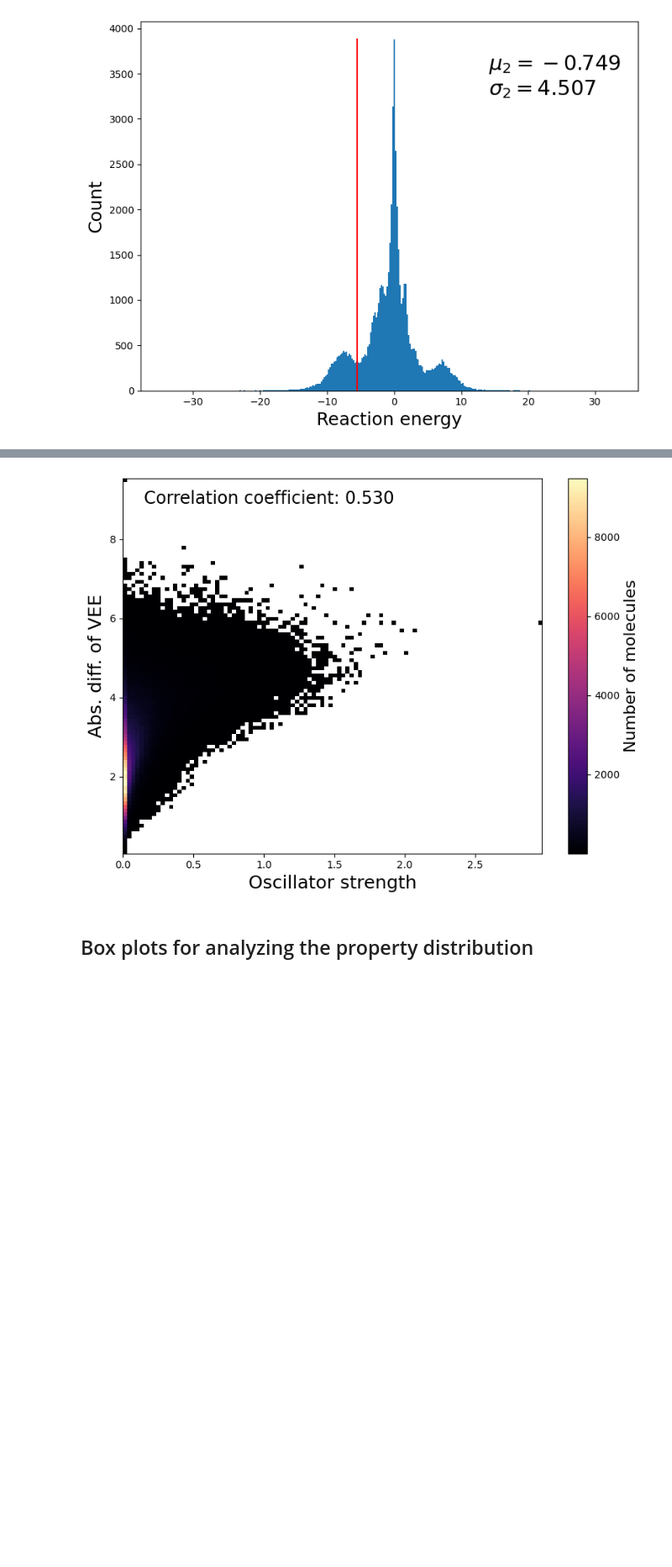
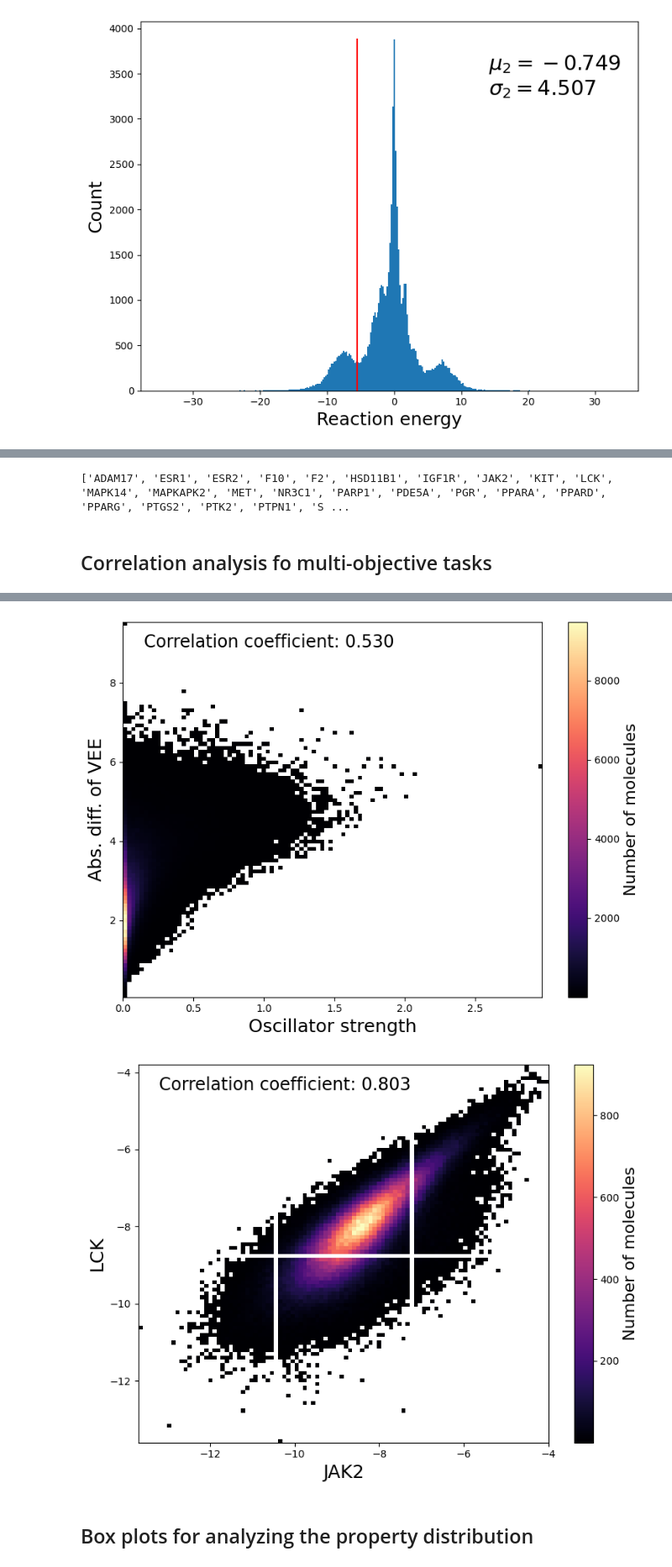
Before and after one commit to Lung-Yi/uncmoo, a Jupyter notebook: cal_target_weights.ipynb, the cells around one changed output, grey strips where cells are left out. Shown at 84% size. Drawn from its saved outputs; the diff is of its cells as text; code cells hidden in the pictures; blank space fills up the shorter version.

```diff
--- a/cal_target_weights.ipynb
+++ b/cal_target_weights.ipynb
@@ -187,7 +189,7 @@ objective_columns = ["maximize", "minimize",]
 elite_ratio = 0.15
 
 os.makedirs(save_dir, exist_ok=True)
-target_scaler_dict = create_plot(data_path, target_columns, objective_columns, elite_ratio, save_dir)
+target_scaler_dict, extreme_value_dict = create_plot(data_path, target_columns, objective_columns, elite_ratio, save_dir)
 data = sort_save_dataset(data_path, target_scaler_dict)
 for target in target_columns:
     overall_data[target] = data[target]
@@ -205,3 +256,9 @@ std: 4.507
+# %%
+print(sorted(target_scaler_dict.keys()))
+# %% [output]
+['ADAM17', 'ESR1', 'ESR2', 'F10', 'F2', 'HSD11B1', 'IGF1R', 'JAK2', 'KIT', 'LCK', 'MAPK14', 'MAPKAPK2', 'MET', 'NR3C1', 'PARP1', 'PDE5A', 'PGR', 'PPARA', 'PPARD', 'PPARG', 'PTGS2', 'PTK2', 'PTPN1', 'S ...
+# %% [markdown]
+## Correlation analysis fo multi-objective tasks
 # %%
 import numpy as np
 import pandas as pd
@@ -218,7 +275,7 @@ y_label = "Reaction energy"
 save_path = "./figures/correlation/reactivity.svg"
 
 def plot_correlation(data_path, x_col, y_col, x_label, y_label, save_path=None):
-    data = pd.read_csv(data_path)
+    data = pd.read_csv(data_path).dropna()
     # Define the number of bins in each direction
     num_bins = 100
     # Compute the 2D histogram
@@ -228,33 +285,36 @@ def plot_correlation(data_path, x_col, y_col, x_label, y_label, save_path=None):
     # Create a colormap where 0 counts are mapped to white
     cmap = sns.color_palette("magma", as_cmap=True)
     cmap.set_under(color='white')
     # Plot the 2D histogram
     plt.figure(figsize=(8, 6))
     plt.imshow(counts.T, origin='lower', cmap=cmap, extent=[xedges[0], xedges[-1], yedges[0], yedges[-1]], aspect='auto', vmin=0.1)
     cbar = plt.colorbar(label='Number of molecules')
     cbar.set_label('Number of molecules', fontsize=16)
     plt.xlabel(x_label, fontsize=18)
     plt.ylabel(y_label, fontsize=18)
     plt.text(.05, .97, 'Correlation coefficient: {:.3f}'.format(correlation_coefficient),
             ha='left', va='top', transform=plt.gca().transAxes, fontsize=17)
     # plt.grid(True)
     plt.tight_layout()
     if save_path:
         plt.savefig(save_path, format="svg")
     plt.show()
 
 plot_correlation("./Tartarus/datasets/reactivity.csv", "Ea", "Er", "Activation energy", "Reaction energy", save_path="./figures/correlation/reactivity.svg")
 plot_correlation("./Tartarus/datasets/gdb13.csv", "oscillator strength", "singlet-triplet value",
                  "Oscillator strength", "Singlet-triplet gap", save_path="./figures/correlation/os_stv_1.svg")
 plot_correlation("./Tartarus/datasets/gdb13.csv", "singlet-triplet value", "abs_diff_vee",
                  "Singlet-triplet gap", "Abs. diff. of VEE", save_path="./figures/correlation/stv_abs_diff_vee_2.svg")
 plot_correlation("./Tartarus/datasets/gdb13.csv", "oscillator strength", "abs_diff_vee",
                  "Oscillator strength", "Abs. diff. of VEE", save_path="./figures/correlation/os_abs_diff_vee_3.svg")
+plot_correlation("./dockstring/dockstring-dataset.csv", "JAK2", "LCK",
+                 "JAK2", "LCK", save_path="./figures/correlation/JAK2_LCK.svg")
 # %% [output]
 [figure]
 [figure]
 [figure]
 [figure]
+[figure, added]
 # %% [markdown]
 ## Box plots for analyzing the property distribution
 # %%
```
Also changed, not shown: parts of 7 cells of this notebook, 53 other files.
